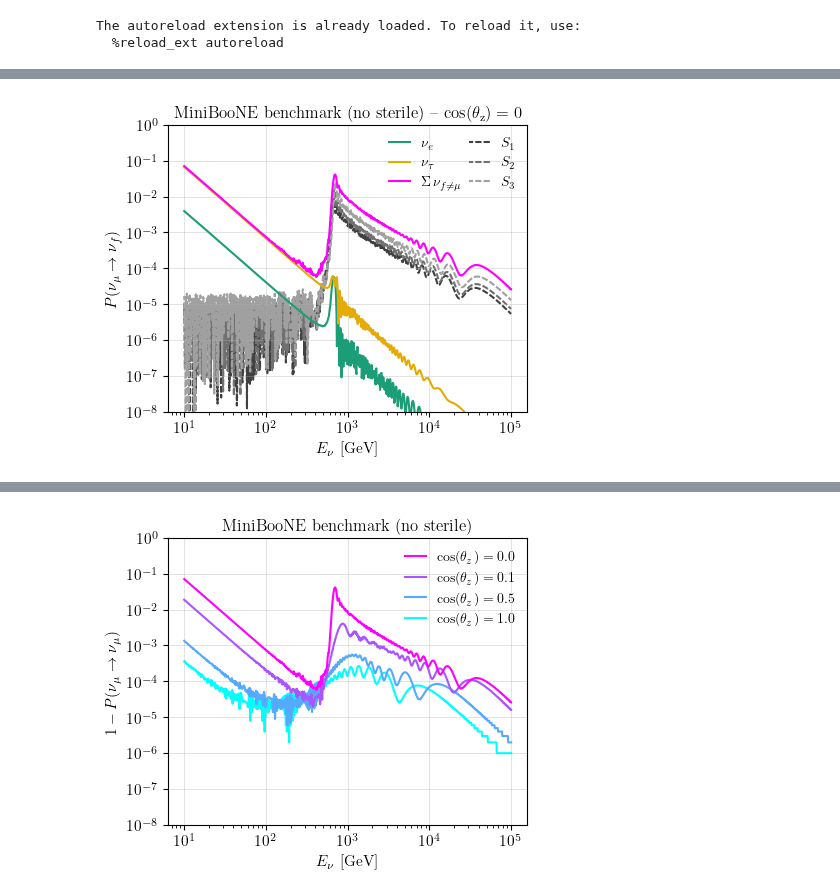
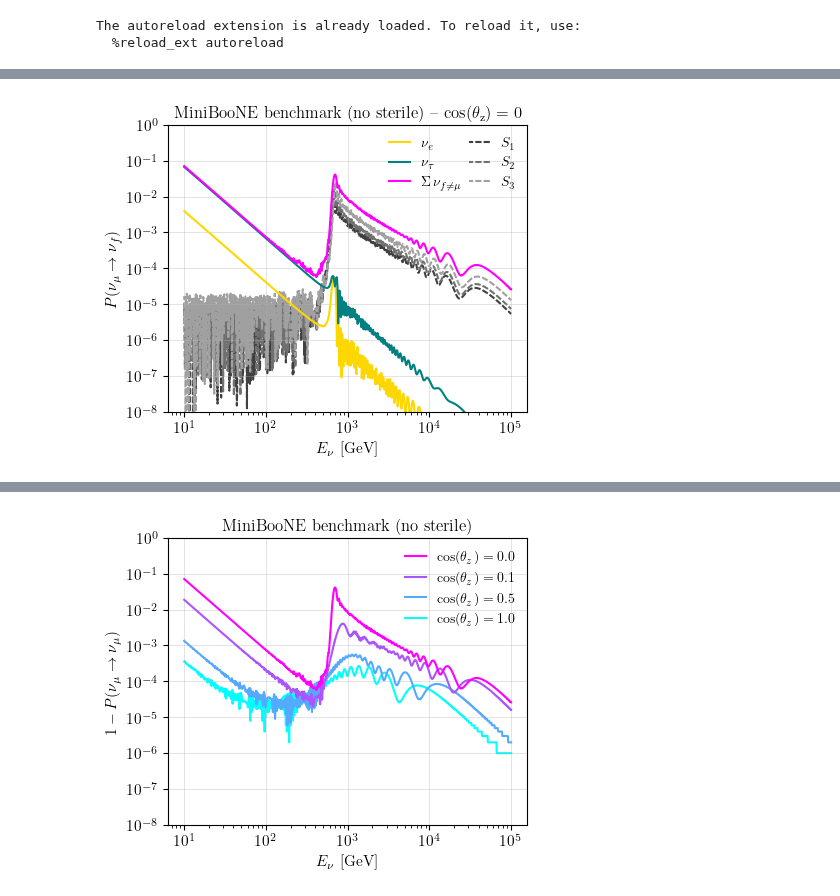
Before and after one commit to ConnorSponsler/For_Git, a Jupyter notebook: main_example_plots_Connor.ipynb, the cells around one changed output, grey strips where cells are left out. Saved outputs shown, nothing was run; the diff lists cells and outputs as text; code cells hidden in the pictures.

Commit message:
new plots

```diff
--- a/main_example_plots_Connor.ipynb
+++ b/main_example_plots_Connor.ipynb
@@ -44,31 +88,32 @@ def read_data(textfile):
 # %%
 energies, data = read_data("propagation/6_atmos.txt")
 
 names = [r'$S_1$', r'$S_2$', r'$S_3$', r'$\nu_e$', r'$\Sigma \, {\nu_{f \neq \mu }}$', r'$\nu_\tau$']
 
-fig, ax = std_fig()
-for i in [0,2]:  # Loop over other columns as y-values
-    ax.plot(energies/GeV, data[:, i+3], label= names[i+3],  color=cm.cool((i+.5)/3), zorder=2)
-
-ax.plot(energies/GeV, 1 - data[:, 4], label= names[4],  color=cm.cool(3/3), zorder=2)
+fig2, ax = std_fig()
+#for i in [0,2]:  # Loop over other columns as y-values
+#    ax.plot(energies/GeV, data[:, i+3], label= names[i+3],  color=cm.cool((i+.5)/3), zorder=2)
+ax.plot(energies/GeV, data[:, 3], label= names[3],  color='gold', zorder=2)
+ax.plot(energies/GeV, data[:, 5], label= names[5],  color='teal', zorder=2)
+ax.plot(energies/GeV, 1 - data[:, 4], label= names[4],  color='magenta', zorder=2)
 
 
 for i in range(3):  # Loop over other columns as y-values
     ax.plot(energies/GeV, data[:, i], label= names[i],  color=cm.Greys_r(0.2+i/6), ls=(1,(3,1)), zorder=1)
 
 
 ax.set_xlabel(r'$E_\nu$ [GeV]')  # Assuming the energy unit is electron volts (GeV)
 ax.set_ylabel(r'$P(\nu_\mu \to \nu_f)$')
 ax.set_title(r'MiniBooNE benchmark (no sterile) -- $\cos(\theta_{\rm z}) = 0$', fontsize=12)
 ax.legend(frameon=False, loc='upper right', ncol=2, handlelength=1.5, columnspacing=0.5)
 ax.grid(which='major', linewidth=0.5,zorder=-1, alpha=0.5)
 
 ax.set_yscale('log')
 ax.set_xscale('log')
 ax.set_ylim(1e-8,0.03)
 yticks = [10**i for i in range(-8, 1)]
 ax.set_yticks(yticks)
 
-fig.savefig('plots/example_1_osc_prob.pdf')
+fig2.savefig('plots/example_1_osc_prob.pdf')
 # %% [output]
-[figure, old version]
+[figure, new version]
```
Also changed, not shown: parts of 5 cells of this notebook, 5 other files.
